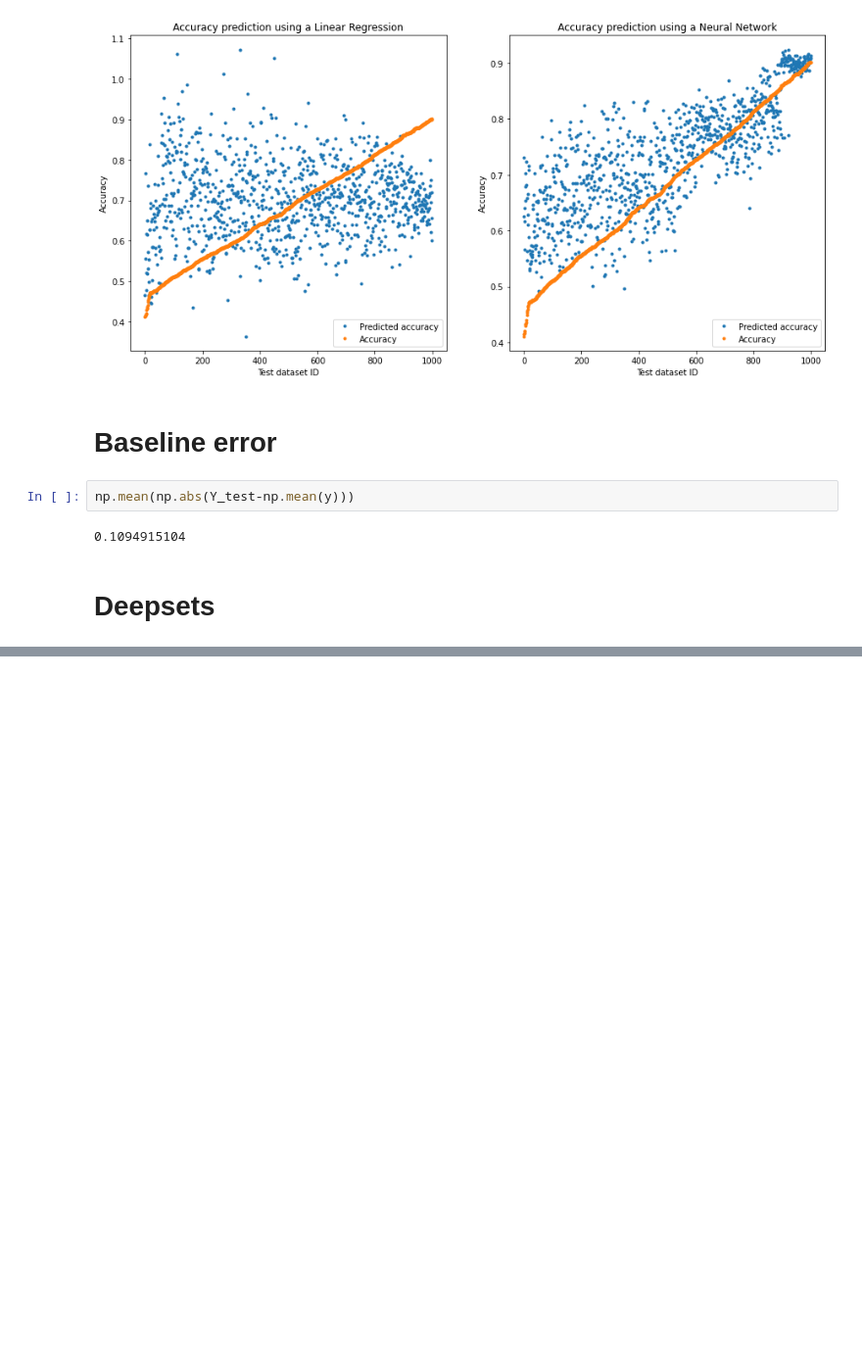
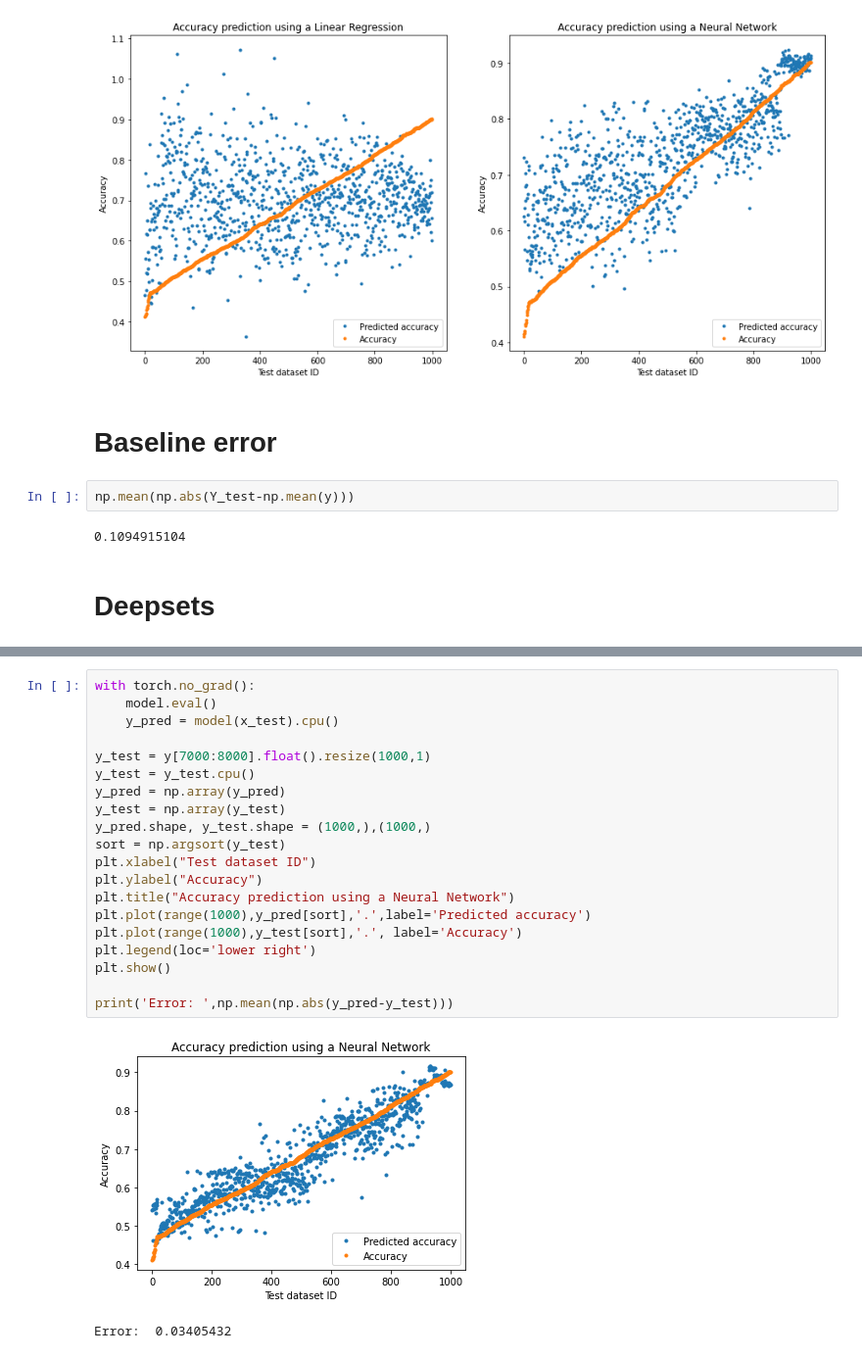
Before and after one commit to angelosaadeh/Set-training, a Jupyter notebook: Data_training_nobias.ipynb, the cells around one changed output, grey strips where cells are left out. Shown: that part at 98% size. Saved outputs shown, nothing was run; the diff lists cells and outputs as text; blank space fills up the shorter version.

```diff
--- a/Data_training_nobias.ipynb
+++ b/Data_training_nobias.ipynb
@@ -569,0 +607,23 @@ plt.show()
+# %%
+with torch.no_grad():
+    model.eval()
+    y_pred = model(x_test).cpu()
+
+y_test = y[7000:8000].float().resize(1000,1)
+y_test = y_test.cpu()
+y_pred = np.array(y_pred)
+y_test = np.array(y_test)
+y_pred.shape, y_test.shape = (1000,),(1000,)
+sort = np.argsort(y_test)
+plt.xlabel("Test dataset ID")
+plt.ylabel("Accuracy")
+plt.title("Accuracy prediction using a Neural Network")
+plt.plot(range(1000),y_pred[sort],'.',label='Predicted accuracy')
+plt.plot(range(1000),y_test[sort],'.', label='Accuracy')
+plt.legend(loc='lower right')
+plt.show()
+
+print('Error: ',np.mean(np.abs(y_pred-y_test)))
+# %% [output]
+[figure, added]
+Error:  0.03405432
```
Also changed, not shown: parts of 6 cells of this notebook.
